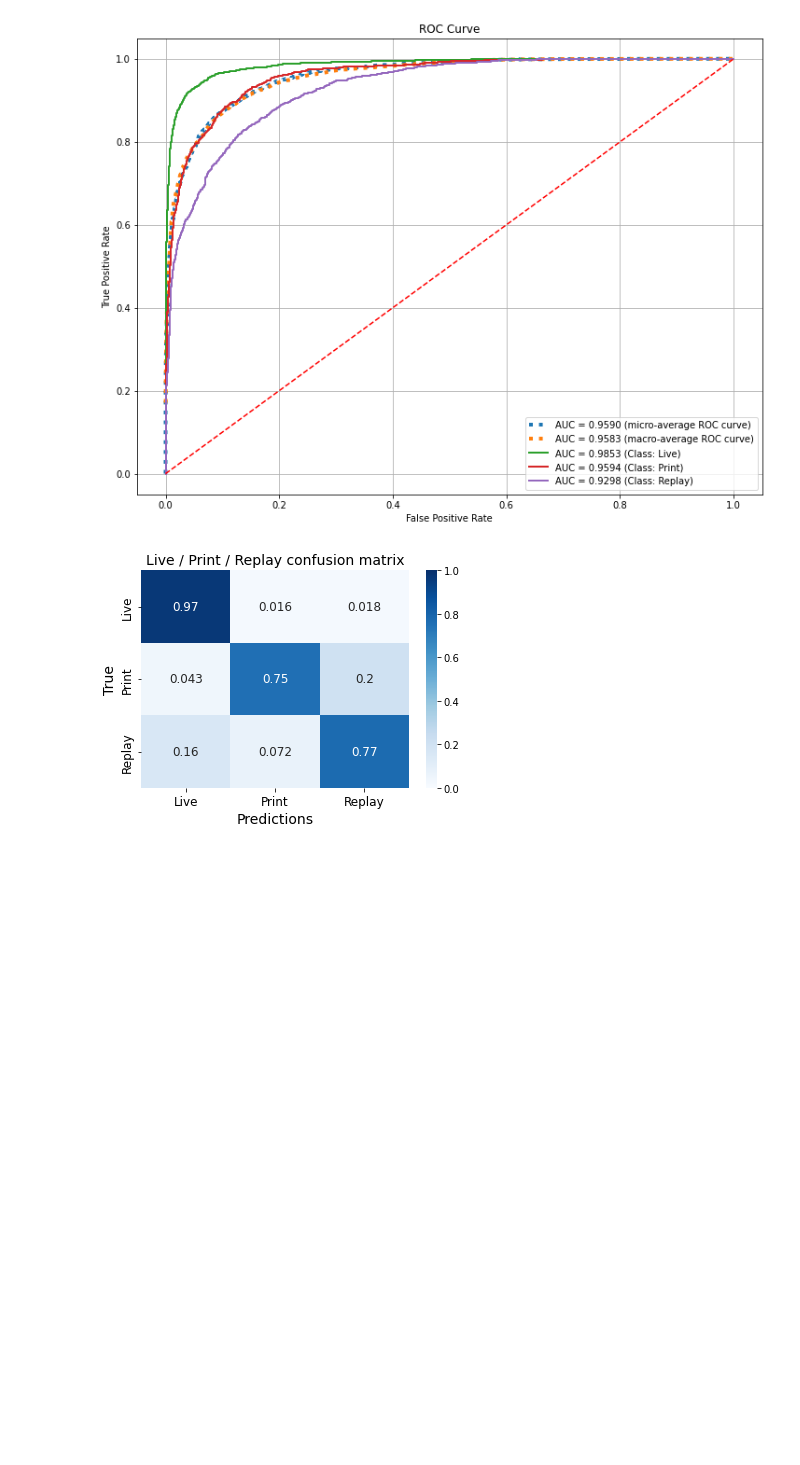
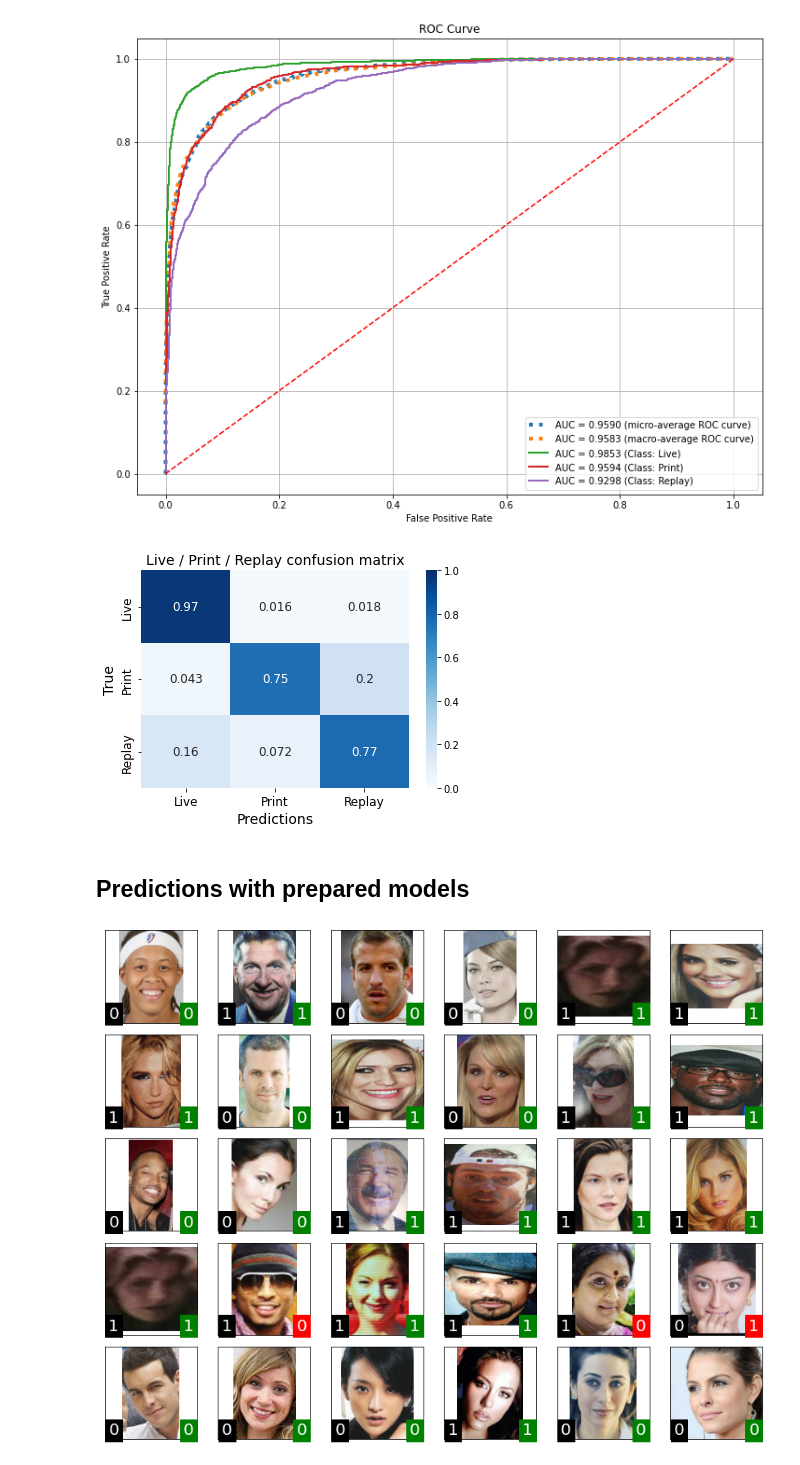
Before and after one commit to hairymax/Face-AntiSpoofing, a Jupyter notebook: FaceAntispoofing.ipynb, the cells around one changed output. Cells and saved outputs as stored; diff of their text form; code cells hidden in the pictures; blank space fills up the shorter version.

```diff
--- a/FaceAntispoofing.ipynb
+++ b/FaceAntispoofing.ipynb
@@ -259,3 +245,50 @@ AUC ROC one vs rest = 0.9581535323787119
 AUC ROC one vs one  = 0.9538784006536476
 [figure]
 [figure]
+# %% [markdown]
+## Predictions with prepared models
+# %%
+import cv2
+import numpy as np
+import pandas as pd
+import matplotlib.pyplot as plt
+from src.utility import spoof_labels_to_classes
+
+from FaceAntiSpoofing import AntiSpoof
+
+TEST_DIR =  "CelebA_Spoof_crop/data256/test/"
+
+def plot_true_and_pred(labels, anti_spoof, cols=6):
+    imgs = []
+    lbl_true = list(labels.iloc[:,1])
+    for i in range(len(labels)):
+        img = cv2.imread(TEST_DIR+labels.iloc[i,0])
+        imgs.append(img)
+    lbl_pred = anti_spoof(imgs)
+
+    fig = plt.figure(figsize=(12,9))
+    rows = len(imgs) // cols
+    for i in range(len(imgs)):
+        h, w = imgs[i].shape[:2]
+        size = max(h,w)
+
+        ax = fig.add_subplot(rows, cols, i+1)
+        plt.imshow(cv2.cvtColor(imgs[i], cv2.COLOR_BGR2RGB), extent=(0, w, 0, h))
+        plt.xlim((w-size)/2, (w+size)/2)
+        plt.ylim((h-size)/2, (h+size)/2)
+        plt.text(0.04, 0.05, lbl_true[i], fontsize = 20, transform=ax.transAxes,
+                color='white', backgroundcolor='black')
+        c = 'green' if lbl_true[i] == lbl_pred[i] else 'red'
+        plt.text(0.85, 0.05, lbl_pred[i], fontsize = 20, transform=ax.transAxes,
+                color='white', backgroundcolor=c)
+        plt.yticks([]), plt.xticks([])
+        plt.tight_layout()
+    plt.show()
+# %%
+test_labels = pd.read_csv(TEST_DIR+'test_target.csv')
+
+labels_bin = spoof_labels_to_classes(test_labels.sample(30), [0,1])
+anti_spoof = AntiSpoof('saved_models/AntiSpoofing_bin_128.onnx')
+plot_true_and_pred(labels_bin, anti_spoof)
+# %% [output]
+[figure, added]
```
Also changed, not shown: parts of 3 cells of this notebook, 7 other files.
